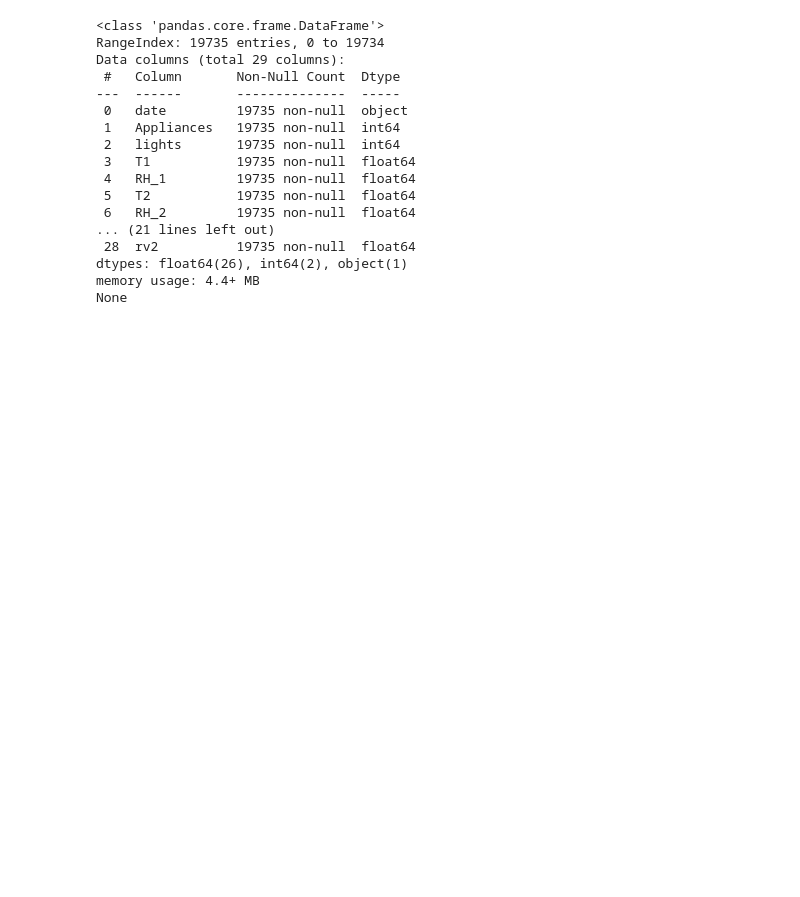
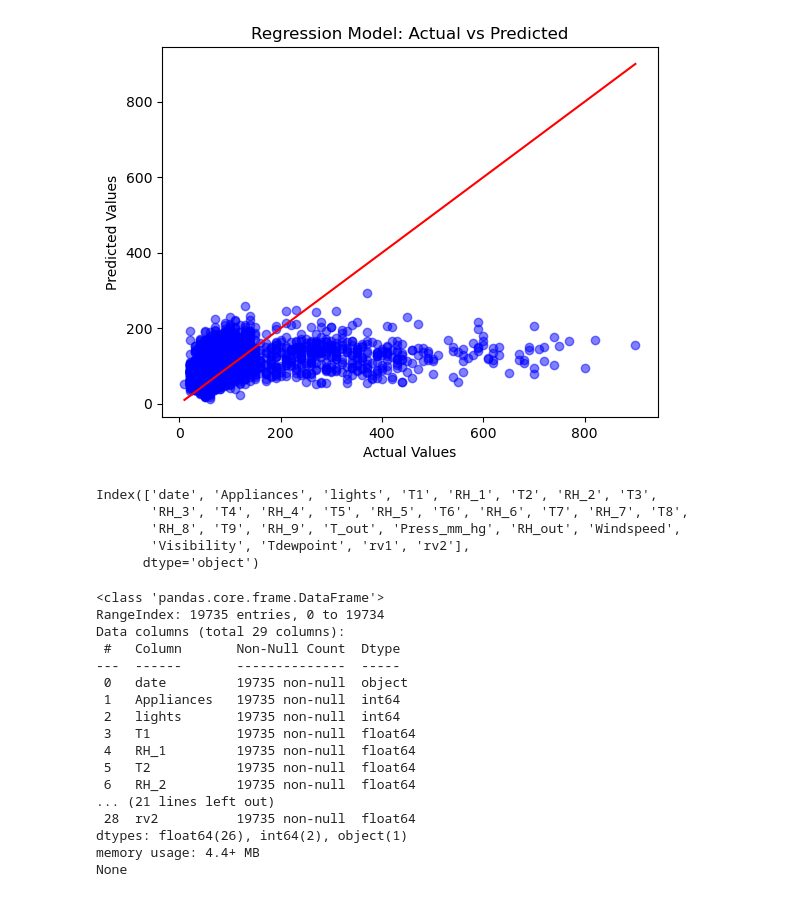
Before and after one commit to elghaf/compare_2_signal, a Jupyter notebook: appliances_energy_prediction/solution.ipynb, the cells around one changed output. Drawn from its saved outputs; the diff is of its cells as text; code cells hidden in the pictures; blank space fills up the shorter version.

```diff
--- a/appliances_energy_prediction/solution.ipynb
+++ b/appliances_energy_prediction/solution.ipynb
@@ -27,0 +43,51 @@ print(data.head())
+# %%
+import pandas as pd
+import matplotlib.pyplot as plt
+from sklearn.model_selection import train_test_split
+from sklearn.feature_selection import SelectKBest, f_regression
+from sklearn.linear_model import LinearRegression
+from sklearn.metrics import mean_squared_error
+
+# Read the data from the CSV file
+path = "data\\energydata_complete.csv"
+data = pd.read_csv(path)
+
+# Split the data into features (X) and target variable (y)
+X = data.drop(['date', 'Appliances'], axis=1)
+y = data['Appliances']
+
+# Perform feature selection using correlation analysis
+correlation = data.corr()['Appliances'].abs().sort_values(ascending=False)
+selected_features_corr = correlation[correlation > 0.1].index.tolist()
+selected_features_corr.remove('Appliances')
+
+# Perform feature selection using univariate feature selection
+selector = SelectKBest(f_regression, k=10)
+selector.fit(X, y)
+selected_features_uni = X.columns[selector.get_support()].tolist()
+
+# Combine selected features from both methods
+selected_features = list(set(selected_features_corr + selected_features_uni))
+
+# Split the data into training and testing sets
+X_train, X_test, y_train, y_test = train_test_split(X[selected_features], y, test_size=0.2, random_state=42)
+
+# Instantiate and train the Linear Regression model
+model = LinearRegression()
+model.fit(X_train, y_train)
+
+# Make predictions on the test set
+y_pred = model.predict(X_test)
+
+# Create a scatter plot of actual vs predicted values
+plt.scatter(y_test, y_pred, color='b', alpha=0.5)
+plt.xlabel('Actual Values')
+plt.ylabel('Predicted Values')
+plt.title('Regression Model: Actual vs Predicted')
+
+# Add the regression line
+plt.plot([min(y_test), max(y_test)], [min(y_test), max(y_test)], color='r')
+
+plt.show()
+# %% [output]
+[figure, added]
@@ -28,3 +168,18 @@ print(data.head())
+# %%
+import pandas as pd
+
+# Read the data from the CSV file
+path = "data\\energydata_complete.csv"
+data = pd.read_csv(path)
+
+# Print the column names
+print(data.columns)
+# %% [output]
+Index(['date', 'Appliances', 'lights', 'T1', 'RH_1', 'T2', 'RH_2', 'T3',
+       'RH_3', 'T4', 'RH_4', 'T5', 'RH_5', 'T6', 'RH_6', 'T7', 'RH_7', 'T8',
+       'RH_8', 'T9', 'RH_9', 'T_out', 'Press_mm_hg', 'RH_out', 'Windspeed',
+       'Visibility', 'Tdewpoint', 'rv1', 'rv2'],
+      dtype='object')
 # %%
 print(data.info())
 # %% [output]
```
Also changed, not shown: parts of 4 cells of this notebook, 1 other file.
